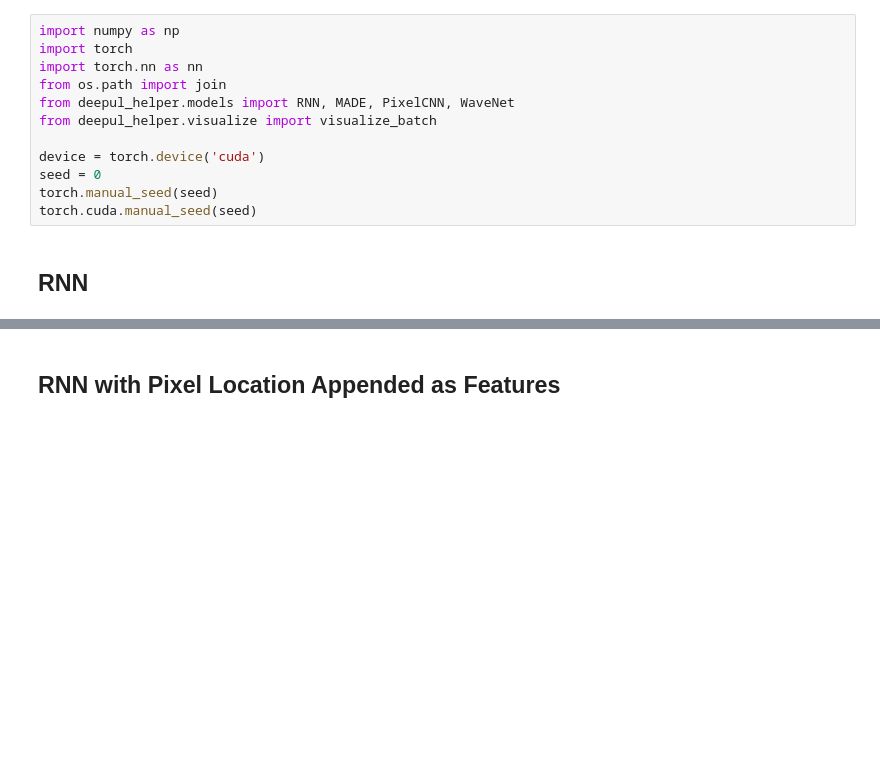
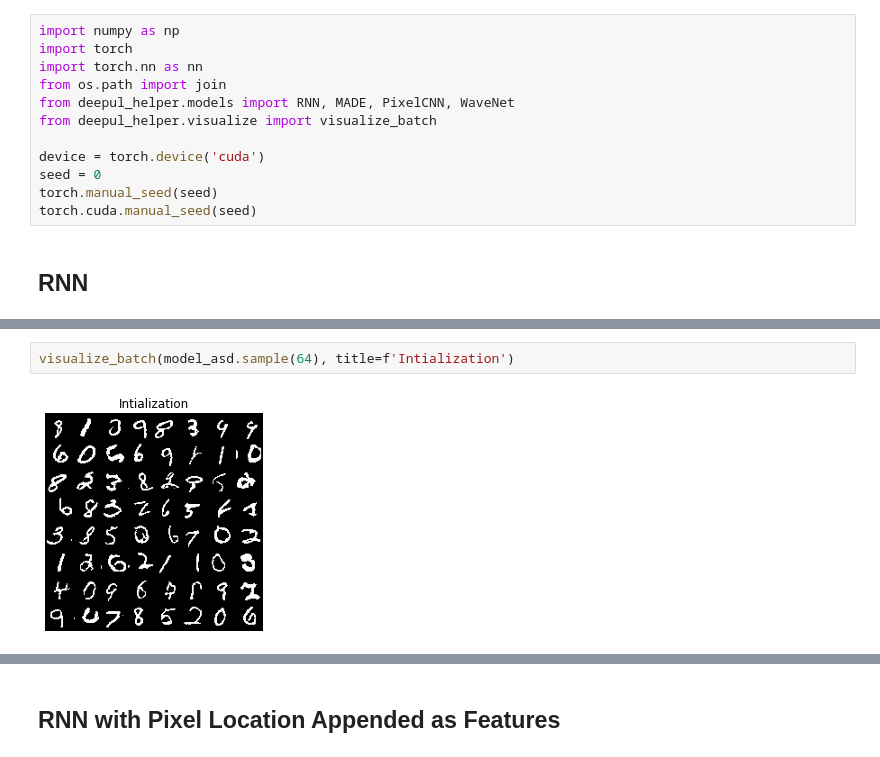
Before and after one commit to ankdesh/LearnTry-ML, a Jupyter notebook: cs294-Deep-Unsupervised-Pieter-Assign/demos/lecture2_autoregressive_models_demos.ipynb, the cells around one changed output, grey strips where cells are left out. Saved outputs shown, nothing was run; the diff lists cells and outputs as text; blank space fills up the shorter version.

```diff
--- a/cs294-Deep-Unsupervised-Pieter-Assign/demos/lecture2_autoregressive_models_demos.ipynb
+++ b/cs294-Deep-Unsupervised-Pieter-Assign/demos/lecture2_autoregressive_models_demos.ipynb
@@ -464,3 +558,7 @@ class RNN_Example(nn.Module):
+# %%
+visualize_batch(model_asd.sample(64), title=f'Intialization')
+# %% [output]
+[figure, added]
 # %%
 model = RNN(device, append_loc=False).to(device)
 test_losses = np.load(join('pretrained_models', 'rnn', 'test_losses.npy'))
```
Also changed, not shown: parts of 12 cells of this notebook, 1 other file.
